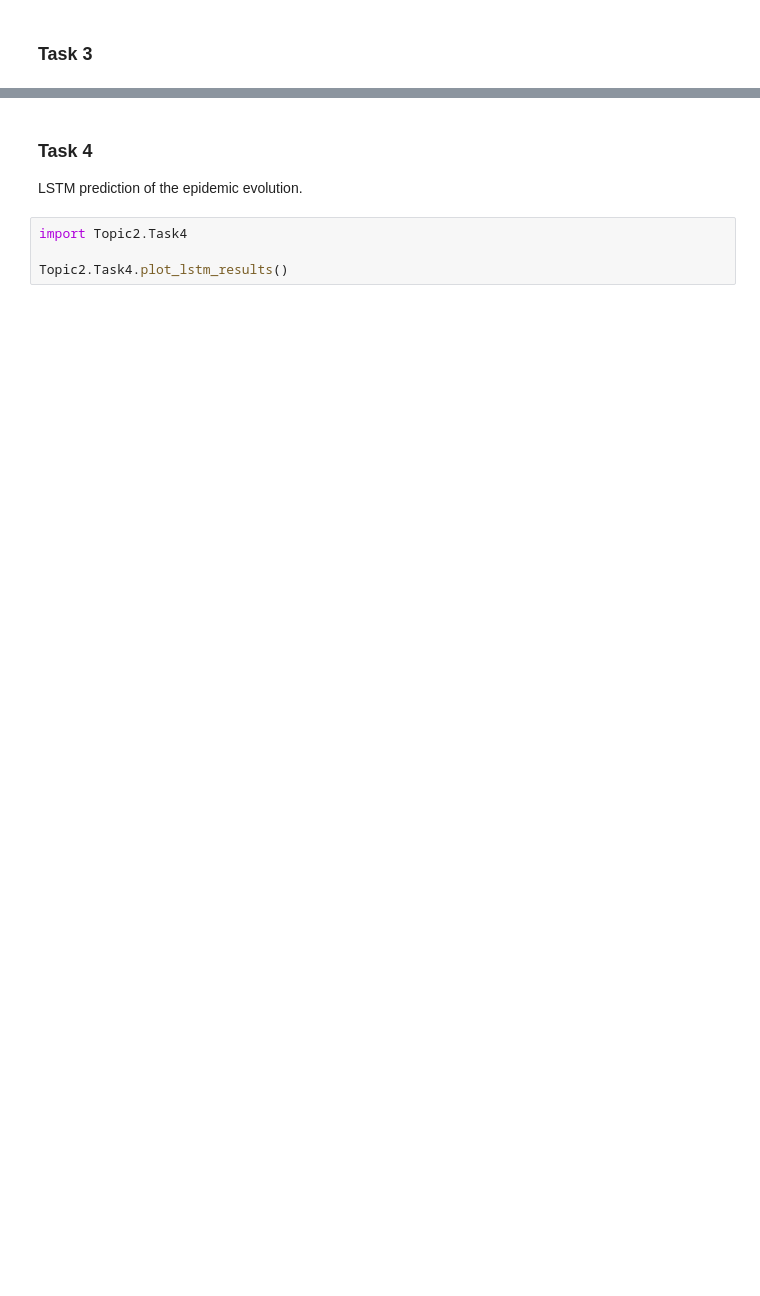
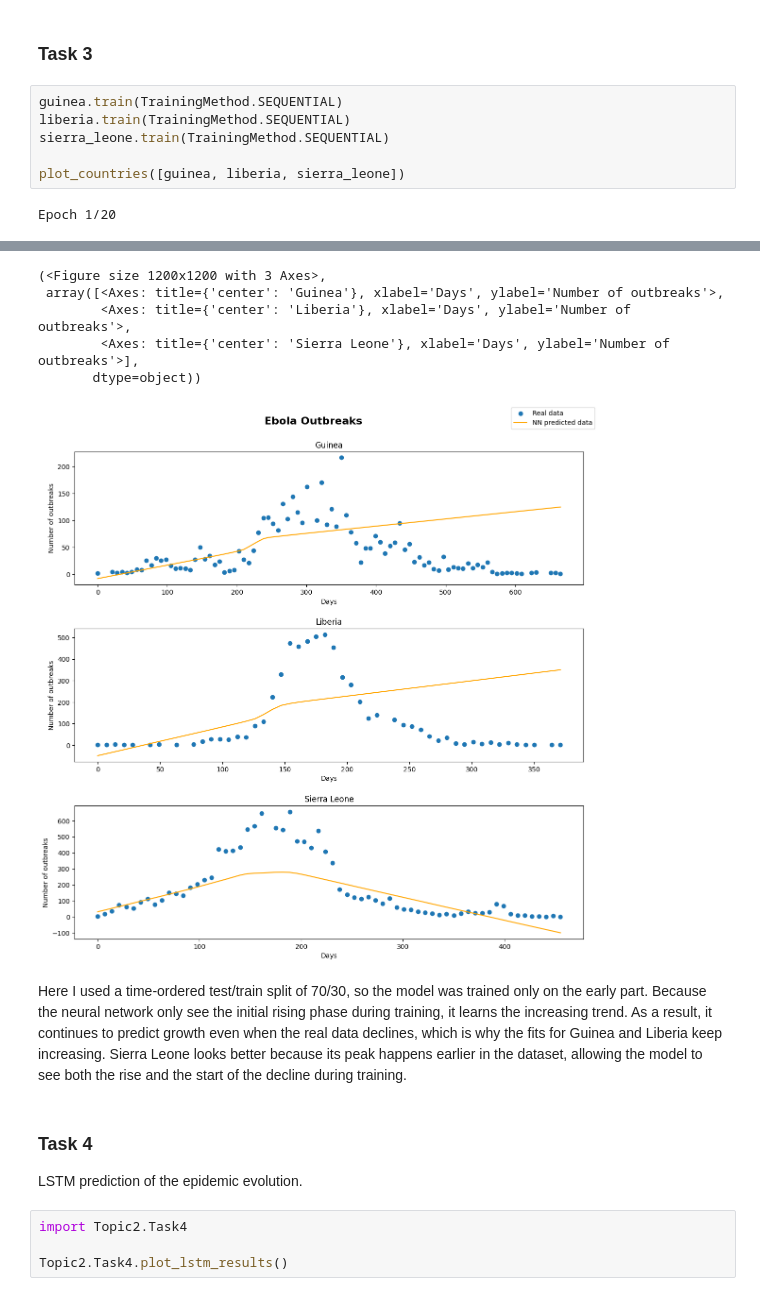
Before and after one commit to OleLB/MOD300_project4, a Jupyter notebook: Report.ipynb, the cells around one changed output, grey strips where cells are left out. Cells and saved outputs as stored; diff of their text form; blank space fills up the shorter version.

```diff
--- a/Report.ipynb
+++ b/Report.ipynb
@@ -229,2 +275,10 @@ If we care about the colors of the different regions the cluster based on the no
 # %% [markdown]
 ### Task 3
+# %%
+guinea.train(TrainingMethod.SEQUENTIAL)
+liberia.train(TrainingMethod.SEQUENTIAL)
+sierra_leone.train(TrainingMethod.SEQUENTIAL)
+
+plot_countries([guinea, liberia, sierra_leone])
+# %% [output]
+Epoch 1/20
@@ -231,3 +302,11 @@ If we care about the colors of the different regions the cluster based on the no
+(<Figure size 1200x1200 with 3 Axes>,
+ array([<Axes: title={'center': 'Guinea'}, xlabel='Days', ylabel='Number of outbreaks'>,
+        <Axes: title={'center': 'Liberia'}, xlabel='Days', ylabel='Number of outbreaks'>,
+        <Axes: title={'center': 'Sierra Leone'}, xlabel='Days', ylabel='Number of outbreaks'>],
+       dtype=object))
+[figure, added]
+# %% [markdown]
+Here I used a time-ordered test/train split of 70/30, so the model was trained only on the early part. Because the neural network only see the initial rising phase during training, it learns the increasing trend. As a result, it continues to predict growth even when the real data declines, which is why the fits for Guinea and Liberia keep increasing. Sierra Leone looks better because its peak happens earlier in the dataset, allowing the model to see both the rise and the start of the decline during training.
 # %% [markdown]
 ### Task 4
 
```
Also changed, not shown: parts of 10 cells of this notebook, 1 other file.
